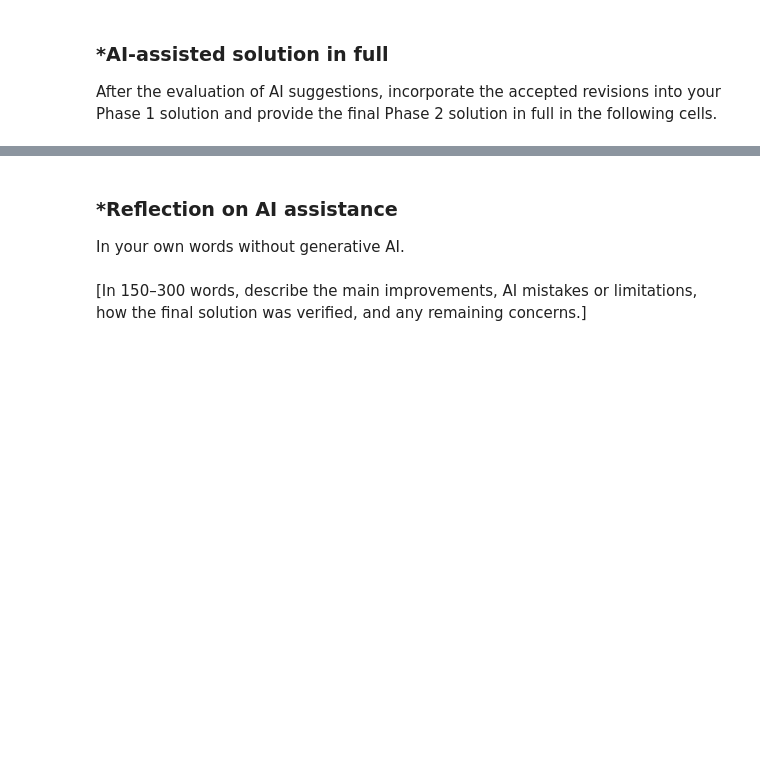
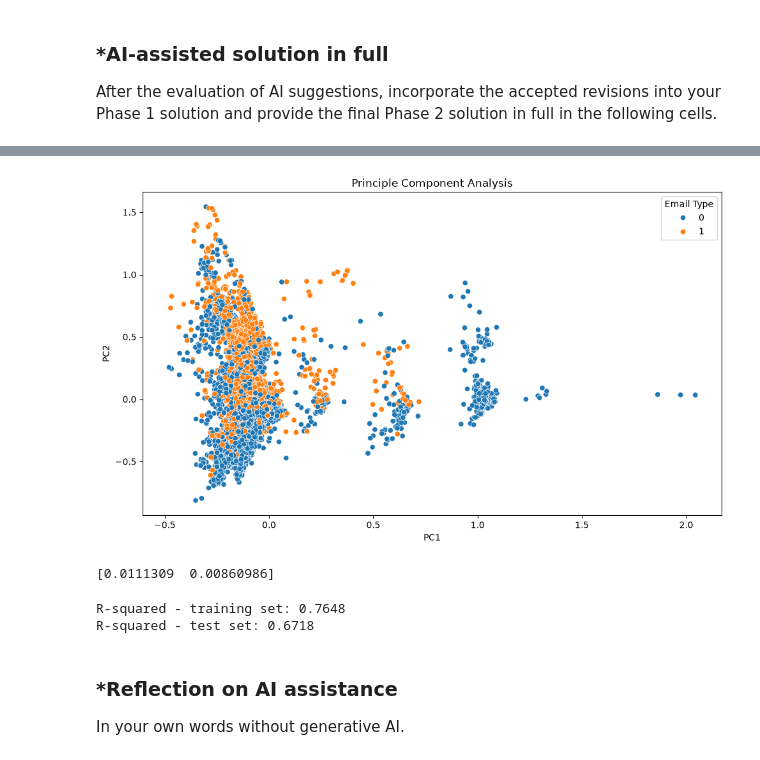
Before and after one commit to 9-uh/A05-pca, a Jupyter notebook: notebook.ipynb, the cells around one changed output, grey strips where cells are left out. Saved outputs shown, nothing was run; the diff lists cells and outputs as text; code cells hidden in the pictures; blank space fills up the shorter version.

```diff
--- a/notebook.ipynb
+++ b/notebook.ipynb
@@ -253,0 +383,10 @@ After the evaluation of AI suggestions, incorporate the accepted revisions into
+# %%
+# Q2
+import pandas as pd
+df = pd.read_parquet('./data/Phishing_clean.parquet')
+
+# splitting the data 80/20:
+from sklearn.model_selection import train_test_split
+eval_x_raw = df.drop(columns = ['Email Type'])
+eval_y = df['Email Type']
+(x_train, x_valid, y_train, y_valid,) = train_test_split(eval_x_raw, eval_y, test_size = 0.20, random_state = 7)
@@ -253,0 +430,59 @@ After the evaluation of AI suggestions, incorporate the accepted revisions into
+# %%
+# Q3:
+# the email column is already removed in the variable exal_x_raw // two components means that n = 2
+from sklearn.decomposition import PCA
+import seaborn as sns
+
+pca_emails = PCA(n_components = 2).fit(eval_x_raw)
+x_pca_sklearn = pca_emails.transform(eval_x_raw)
+
+# making a df to hold the pca results so we can plot it
+pca_df = pd.DataFrame(data = x_pca_sklearn, columns = ['PC1', 'PC2'])
+pca_df['Email Type'] = eval_y.values
+
+# plotting the scatter plot
+fig, ax = plt.subplots(figsize = (10,6))
+sns.scatterplot(
+    data = pca_df,
+    x = 'PC1',
+    y = 'PC2',
+    hue = 'Email Type',
+    ax = ax)
+
+ax.set_title('Principle Component Analysis')
+ax.set_xlabel('PC1')
+ax.set_ylabel('PC2')
+
+plt.tight_layout()
+plt.show()
+
+print(pca_emails.explained_variance_ratio_)
+
+# There is a large clump of scam and legitamite emails on the left side of the graph. This means that 2 components do not capture enough variance to differentiate the email types.
+# However, there is a large group of legitamite emails with no scam emails on the right side of the graph indicating that high scored on PC1 indicate that the emails are legitament.
+# The two components explain only about 2% of the variance, which is why the classes overlap heavily. There are still patterns: PC1 > 1 is entirely legitimate email (0% scam), and high PC2 skews toward scam (about 69% scam for PC2 > 0.5 vs about 2% for PC2 < -0.5).
+# %% [output]
+[figure, added]
+[0.0111309  0.00860986]
+# %%
+# data is already split from Q2 so reusing that
+
+# fitting pca based on the training set:
+pca_emails_multiple = PCA(n_components = 2610).fit(x_train)
+x_train_pca = pca_emails_multiple.transform(x_train)
+
+#doing pca on the test set:
+x_valid_pca = pca_emails_multiple.transform(x_valid)
+
+# linear regression:
+pca_lr_model = LinearRegression().fit(x_train_pca, y_train)
+
+print("R-squared - training set:", round(pca_lr_model.score(x_train_pca, y_train), 4))
+print("R-squared - test set:", round(pca_lr_model.score(x_valid_pca, y_valid), 4))
+
+# The test set R^2 increased slightly between the linear regression on the original data vs the pca (0.6682 for the original data and 0.6718 for the pca).
+# Additionally, the R^ squared value for the training set decreased slightly (0.7657 for the original data and 0.7648 for the pca).
+# This means that the test set increased in correctness while the training set decreased meaning it is picking up less random noise.
+# %% [output]
+R-squared - training set: 0.7648
+R-squared - test set: 0.6718
@@ -254,5 +496,3 @@ After the evaluation of AI suggestions, incorporate the accepted revisions into
 # %% [markdown]
 ### *Reflection on AI assistance
 In your own words without generative AI.
-# %% [markdown]
-[In 150–300 words, describe the main improvements, AI mistakes or limitations, how the final solution was verified, and any remaining concerns.]
```
Also changed, not shown: parts of 13 cells of this notebook.
